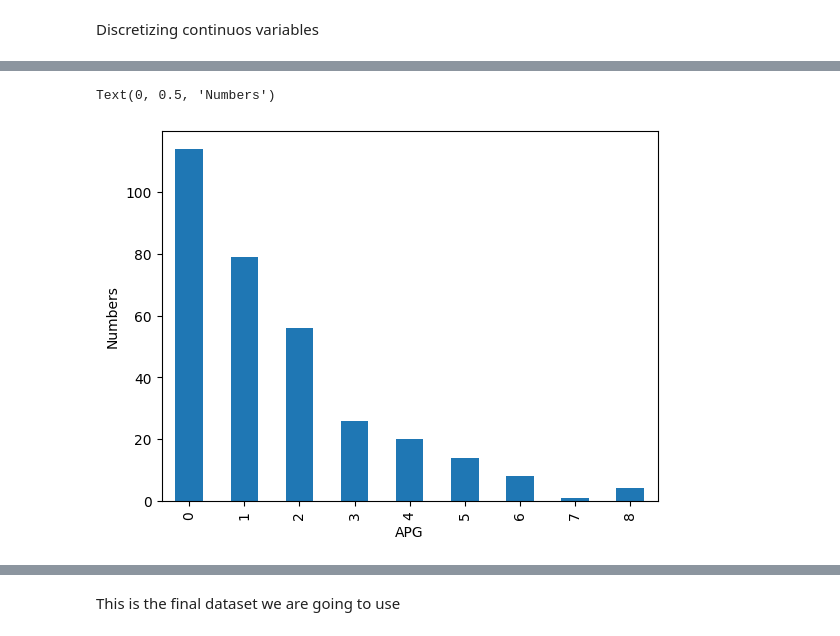
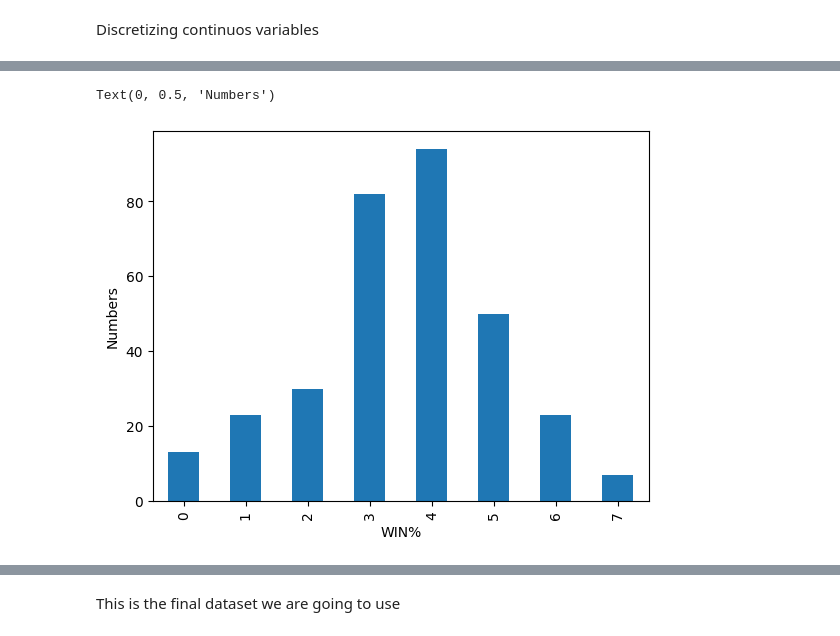
Before and after one commit to CacioCavalloIsNotReal/FAIKR_project_NBA, a Jupyter notebook: project.ipynb, the cells around one changed output, grey strips where cells are left out. Saved outputs shown, nothing was run; the diff lists cells and outputs as text; code cells hidden in the pictures.

```diff
--- a/project.ipynb
+++ b/project.ipynb
@@ -54,7 +77,10 @@ The new dataset contains  ['NAME' 'TEAM' 'POS' 'AGE' 'GP' 'MPG' 'USG%' 'TO%' 'FT
 # %% [markdown]
 We chose to analyze the stats of players who have played at least 41 games last season, which is half the amount of game of the Regular Season
 # %%
-df3 = df3[df3['GP']>41]
+df3 = df3[df3['GP']>41]#65]
+
+df3.dropna(axis=0, inplace=True, ignore_index=True)
+
 df3.head()
 # %% [output]
 |  | NAME | TEAM | POS | AGE | GP | MPG | USG% | TO% | FTA | FT% | ... | ... |
@@ -90,7 +117,7 @@ the dataset does not contains Nan
 # %% [markdown]
 We modify the dataset leaving only the needed columns
 # %%
-df3 = df3[['NAME', 'AGE', 'GP', 'USG%', 'FTA', 'TO%', 'eFG%', 'APG', 'TPG', 'ORtg', 'DRtg', 'W', 'Min', 'FGA', 'AST', 'TOV', 'OREB', 'DREB']]
+df3 = df3[['NAME', 'AGE', 'GP', 'USG%', 'FTA', 'TO%', 'eFG%', 'APG', 'TPG', 'ORtg', 'DRtg', 'W', 'Min', 'FGA', 'AST', 'TOV', 'OREB', 'DREB']].copy()
 df3.head()
 # %% [output]
 |  | NAME | AGE | GP | USG% | FTA | TO% | eFG% | APG | TPG | ORtg | DRtg | ... |
@@ -128,7 +155,11 @@ df3['DREBPG'] = df3['DREB'] / df3['GP']
 # %% [markdown]
 Now that we have all the variables we need, we rearrange the dataset in a more readable way
 # %%
-df_final = df3[['NAME', 'AGE', 'APG', 'AST_RATIO', 'eFG%', 'FTA_RATE', 'DRtg', 'DREBPG', 'Min', 'TO%', 'OREBPG', 'ORtg', 'USG%', 'WIN%']]
+df_final = df3[['NAME', 'AGE', 'APG', 'AST_RATIO', 'eFG%', 'FTA_RATE', 'DRtg', 'DREBPG', 'Min', 'TO%', 'OREBPG', 'ORtg', 'USG%', 'WIN%']].copy()
+df_final.reset_index(inplace=True, drop=True)
+
+
+
 df_final.head()
 # %% [output]
 |  | NAME | AGE | APG | AST_RATIO | eFG% | FTA_RATE | DRtg | DREBPG | Min | TO% | OREBPG | ... |
@@ -158,7 +199,7 @@ Discretizing continuos variables
 # %%
 from feature_engine.discretisation import EqualWidthDiscretiser
 
-bins = 9
+bins = 8
 widthDiscretiser=EqualWidthDiscretiser(bins=bins)
 widthDiscretiser.fit(df_final)
 #widthDiscretiser.binner_dict_
@@ -167,8 +220,9 @@ EqualWidthDiscretiser(bins=9)
 # %%
 df=widthDiscretiser.transform(df_final)
-whatToPlot='APG'
+
+whatToPlot='WIN%'
 df.groupby(whatToPlot)[whatToPlot].count().plot.bar()
 plt.ylabel('Numbers')
 # %% [output]
 Text(0, 0.5, 'Numbers')
-[figure, old version]
+[figure, new version]
```
Also changed, not shown: parts of 32 cells of this notebook, 2 other files.
